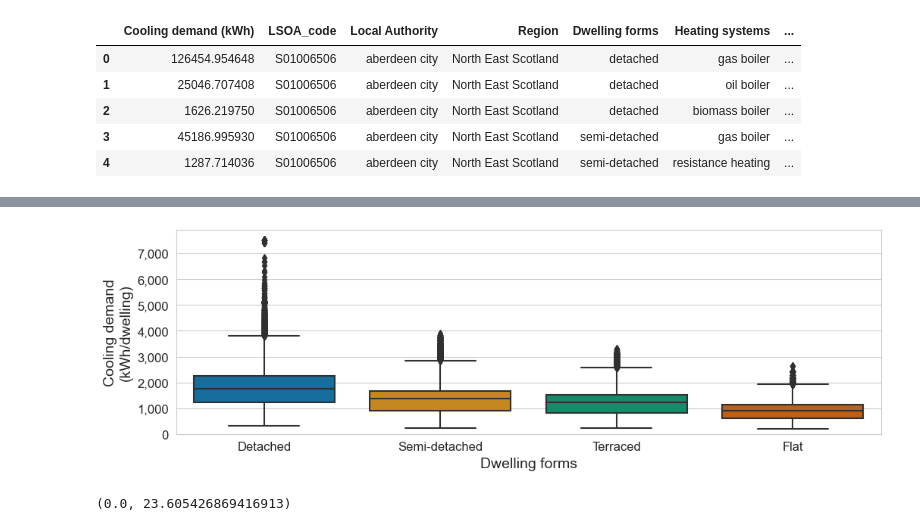
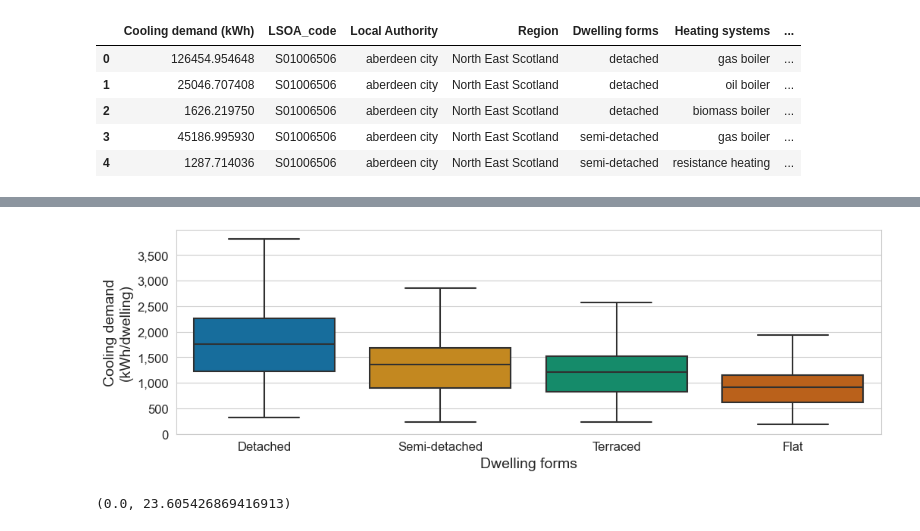
Before and after one commit to AlexandreLab/cooling_demand_UK, a Jupyter notebook: notebooks/visualisation_paper.ipynb, the cells around one changed output, grey strips where cells are left out. Drawn from its saved outputs; the diff is of its cells as text; code cells hidden in the pictures.

```diff
--- a/notebooks/visualisation_paper.ipynb
+++ b/notebooks/visualisation_paper.ipynb
@@ -122,6 +123,26 @@ fig.savefig(PATH_SAVE_FIGURES/f"equipment_gains.{export_fig_format}", bbox_inche
 [figure]
 # %% [markdown]
 ## Temperature profiles from CIBSE
+# %%
+column_names = [
+  'Year', 'Month', 'Day', 'Hour', 'PWC', 'Cloud', 'DBT', 'WBT', 'RH', 'Press', 'WD', 'WS', 'GSR', 'DSR', 'Alt', 'Dec', 'Cloud1', 'DBT1', 'WBT1', 'Press1', 'WD1', 'WS1'
+]
+pathlist = Path(main.PATH_CIBSE_DATA).rglob('*_DSY2_2050High50*.csv')
+
+dict_cibse_temperature: dict[str, pd.Series] = {}
+for path in pathlist:
+  print(path.stem)
+  if ('London' not in path.stem) and ('Belfast' not in path.stem):
+    fig, ax = plt.subplots(figsize=figsize)
+    la_str = path.stem.split('_DSY2_2050High50')[0]
+    temp_dataf = pd.read_csv(path,
+                             skiprows=32,
+                             header=None,
+                             delimiter=",",
+                             names=column_names)
+    weather_data = functions.format_weather_data(temp_dataf)
+    weather_data.resample('1w').agg({schema.DataSchema.SOLARRADIATION:'sum', schema.DataSchema.OAT:'mean'}).plot.scatter(
+        x=schema.DataSchema.SOLARRADIATION, y=schema.DataSchema.OAT, ax=ax)
 # %%
 column_names = [
   'Year', 'Month', 'Day', 'Hour', 'PWC', 'Cloud', 'DBT', 'WBT', 'RH', 'Press', 'WD', 'WS', 'GSR', 'DSR', 'Alt', 'Dec', 'Cloud1', 'DBT1', 'WBT1', 'Press1', 'WD1', 'WS1'
@@ -345,13 +423,13 @@ temp_pivot_data.describe()
 # %%
 fig, ax = plt.subplots(figsize=figsize)
 all_data[schema.DwellingDataSchema.DWELLING_FORMS] = [x.capitalize() for x in all_data[schema.DwellingDataSchema.DWELLING_FORMS]]
-sns.boxplot(all_data, x=schema.DwellingDataSchema.DWELLING_FORMS, y=schema.ResultSchema.SPECIFICCOOLINGDEMAND_DWELLING, ax=ax)
+sns.boxplot(all_data, x=schema.DwellingDataSchema.DWELLING_FORMS, y=schema.ResultSchema.SPECIFICCOOLINGDEMAND_DWELLING, ax=ax, showfliers=False)
 ax.set_ylabel(schema.VisualisationSchema.SPECIFICCOOLINGDEMAND_DWELLING)
 ax.set_ylim(0, None)
 ax.get_yaxis().set_major_formatter(
     tkr.FuncFormatter(lambda x, p: "{:,.0f}".format(x)))
 # %% [output]
-[figure, old version]
+[figure, new version]
 # %%
 fig, ax = plt.subplots(figsize=figsize)
 sns.boxplot(all_data, x=schema.DwellingDataSchema.DWELLING_FORMS, y=schema.ResultSchema.SPECIFICCOOLINGDEMAND_AREA, ax=ax)
```
Also changed, not shown: parts of 14 cells of this notebook, 1 other file.
